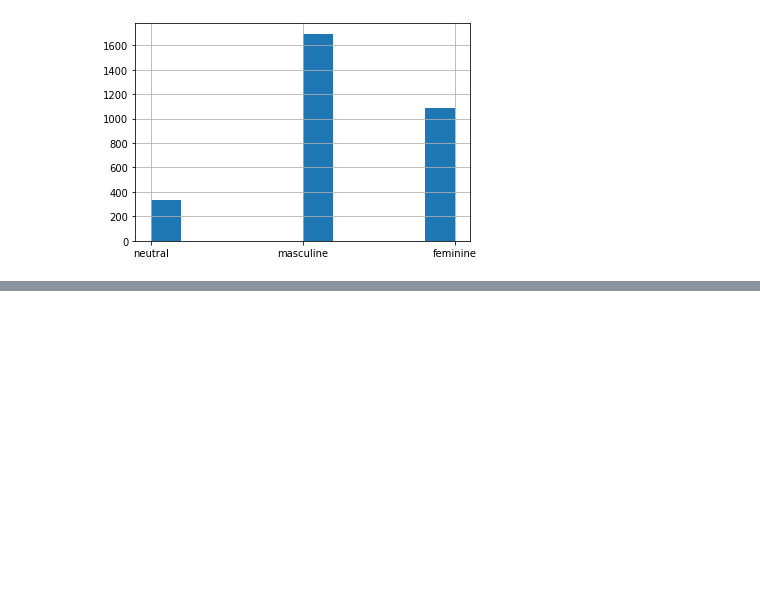
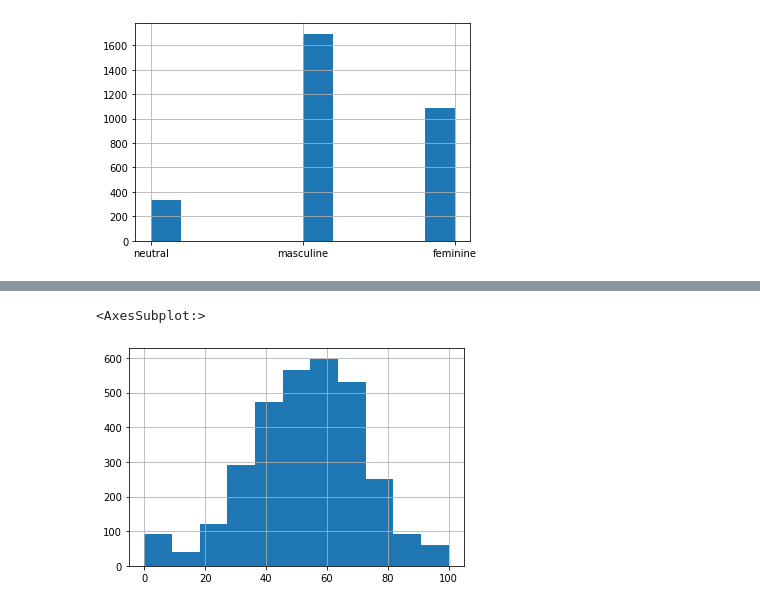
Before and after one commit to reneSalmon/fairjobs, a Jupyter notebook: notebooks/DatasetAnalysis.ipynb, the cells around one changed output, grey strips where cells are left out. Saved outputs shown, nothing was run; the diff lists cells and outputs as text; code cells hidden in the pictures; blank space fills up the shorter version.

```diff
--- a/notebooks/DatasetAnalysis.ipynb
+++ b/notebooks/DatasetAnalysis.ipynb
@@ -26,0 +47,5 @@ data['gender'].hist()
+# %%
+data['masc_coded'].hist(bins=11)
+# %% [output]
+<AxesSubplot:>
+[figure, added]
```
Also changed, not shown: parts of 18 cells of this notebook.
